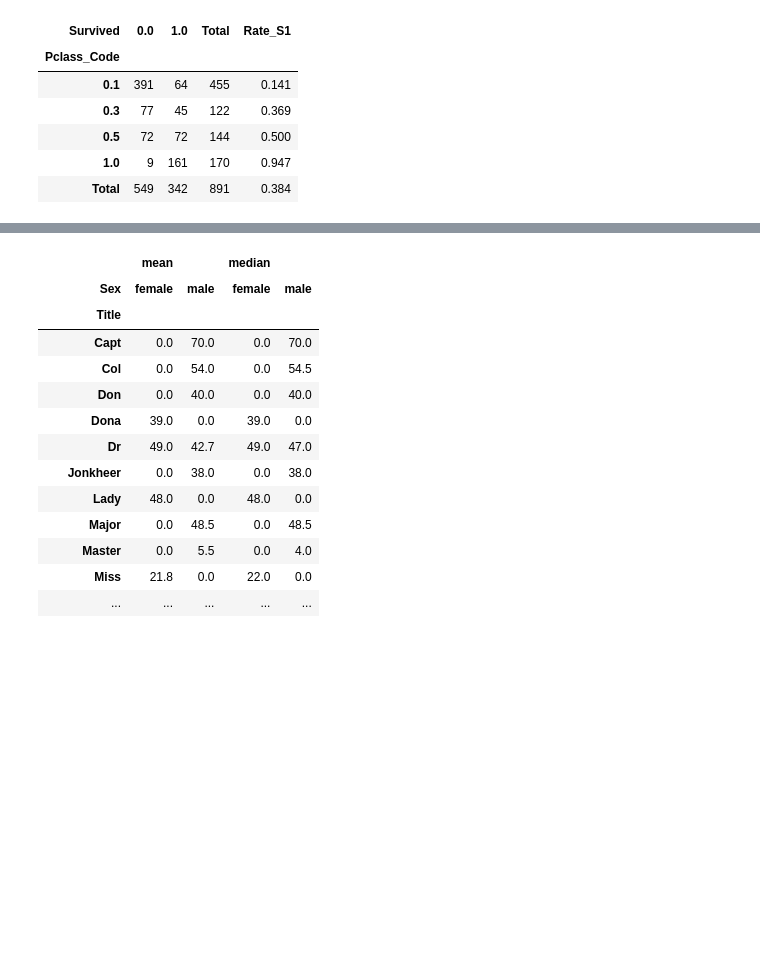
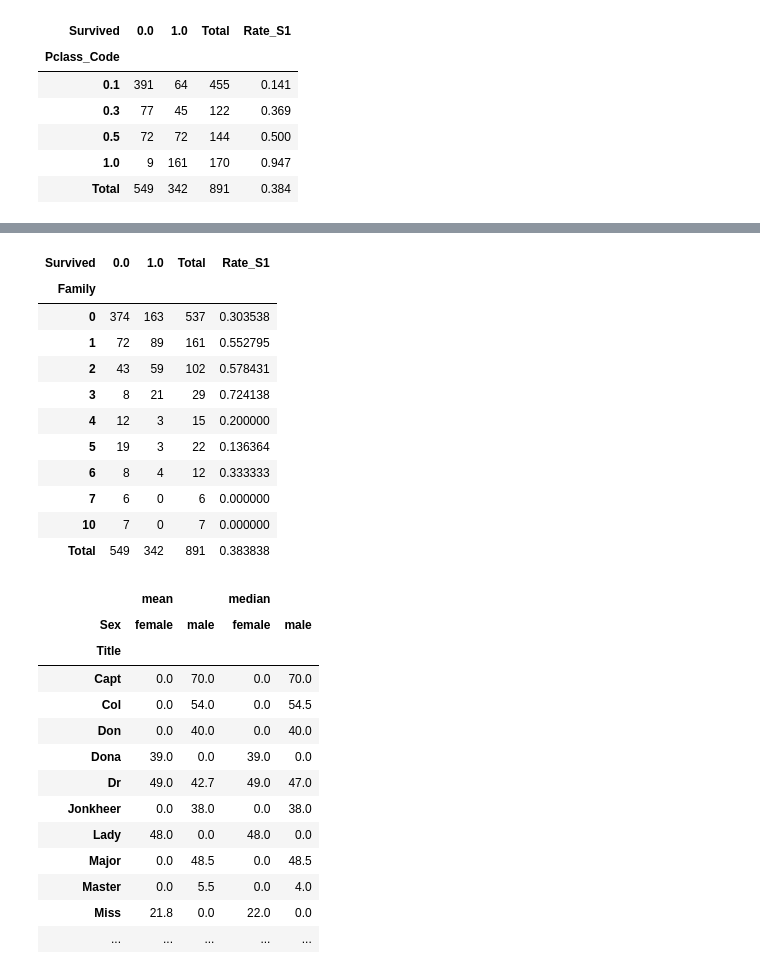
Before and after one commit to morpheus9631/titanic, a Jupyter notebook: ipynb/train_v5_2.ipynb, the cells around one changed output, grey strips where cells are left out. Drawn from its saved outputs; the diff is of its cells as text; code cells hidden in the pictures; blank space fills up the shorter version.

```diff
--- a/ipynb/train_v5_2.ipynb
+++ b/ipynb/train_v5_2.ipynb
@@ -137,15 +138,16 @@ display_side_by_side(df1, df2, df3)
 | Cabin | 1014 |
 | Embarked | 2 |
 # %%
-# Fill missing values
+# Fill missing Fare
 
-# Fare
 display(df_data.Fare.describe())
 
-mean_fare = df_data.Fare.mean().round(3)
-print('Fill missing Fare with {}'.format(mean_fare))
+median_fare = df_data.Fare.median().round(3)
+print('Fill missing Fare with {}'.format(median_fare))
 
-df_data.Fare.fillna(mean_fare, inplace=True)
+df_data.Fare.fillna(median_fare, inplace=True)
+
+display(df_data.Fare.describe())
 # %% [output]
 count    1308.000000
 mean       33.295479
@@ -382,8 +401,3 @@ Pclass_Code vs Survived:
 | 0.5 | 72 | 72 | 144 | 0.500 |
 | 1.0 | 9 | 161 | 170 | 0.947 |
 | Total | 549 | 342 | 891 | 0.384 |
-# %%
-# Merge SibSp and Parch as Family
-
-df_data['Family'] = df_data.SibSp + df_data.Parch + 1
-display(df_data)
@@ -404,3 +404,34 @@ display(df_data)
+# %%
+# Family = SibSp + Parch
+
+df_data['Family'] = df_data.SibSp + df_data.Parch
+
+col_selected = ['PassengerId','Survived','Family']
+dset = df_data[col_selected]
+pt = pd.pivot_table(
+    dset,
+    index   = 'Family',
+    columns = 'Survived',
+    values  = 'PassengerId',
+    aggfunc = 'count',
+    **kwargs
+).fillna(0).astype(int)
+pt['Rate_S1'] = (pt[1.0] / pt.Total)
+
+display(pt)
+# %% [output]
+| Survived | 0.0 | 1.0 | Total | Rate_S1 |
+| Family |  |  |  |  |
+| 0 | 374 | 163 | 537 | 0.303538 |
+| 1 | 72 | 89 | 161 | 0.552795 |
+| 2 | 43 | 59 | 102 | 0.578431 |
+| 3 | 8 | 21 | 29 | 0.724138 |
+| 4 | 12 | 3 | 15 | 0.200000 |
+| 5 | 19 | 3 | 22 | 0.136364 |
+| 6 | 8 | 4 | 12 | 0.333333 |
+| 7 | 6 | 0 | 6 | 0.000000 |
+| 10 | 7 | 0 | 7 | 0.000000 |
+| Total | 549 | 342 | 891 | 0.383838 |
 # %%
 # Fill missing Age
 
```
Also changed, not shown: parts of 9 cells of this notebook, 2 other files.
